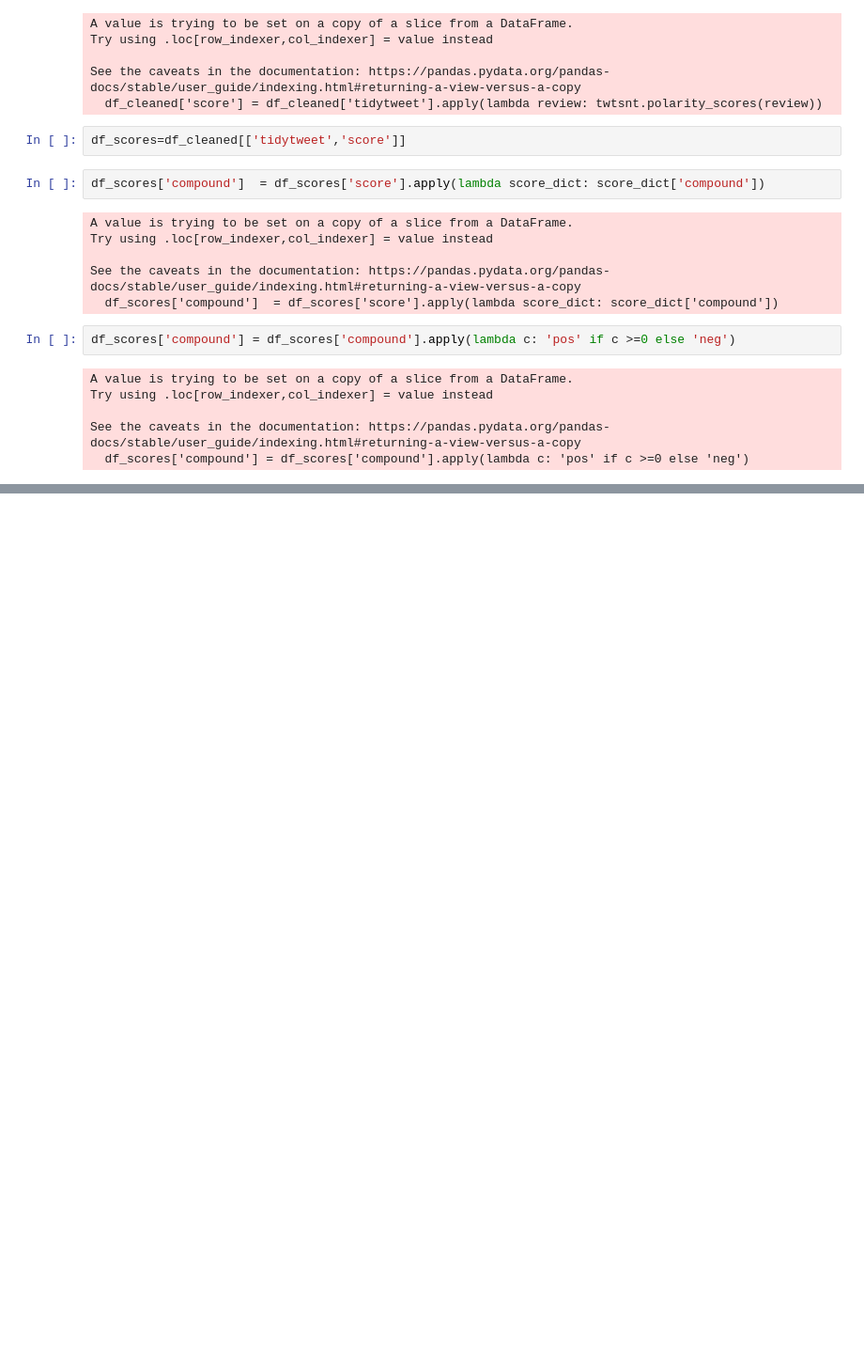
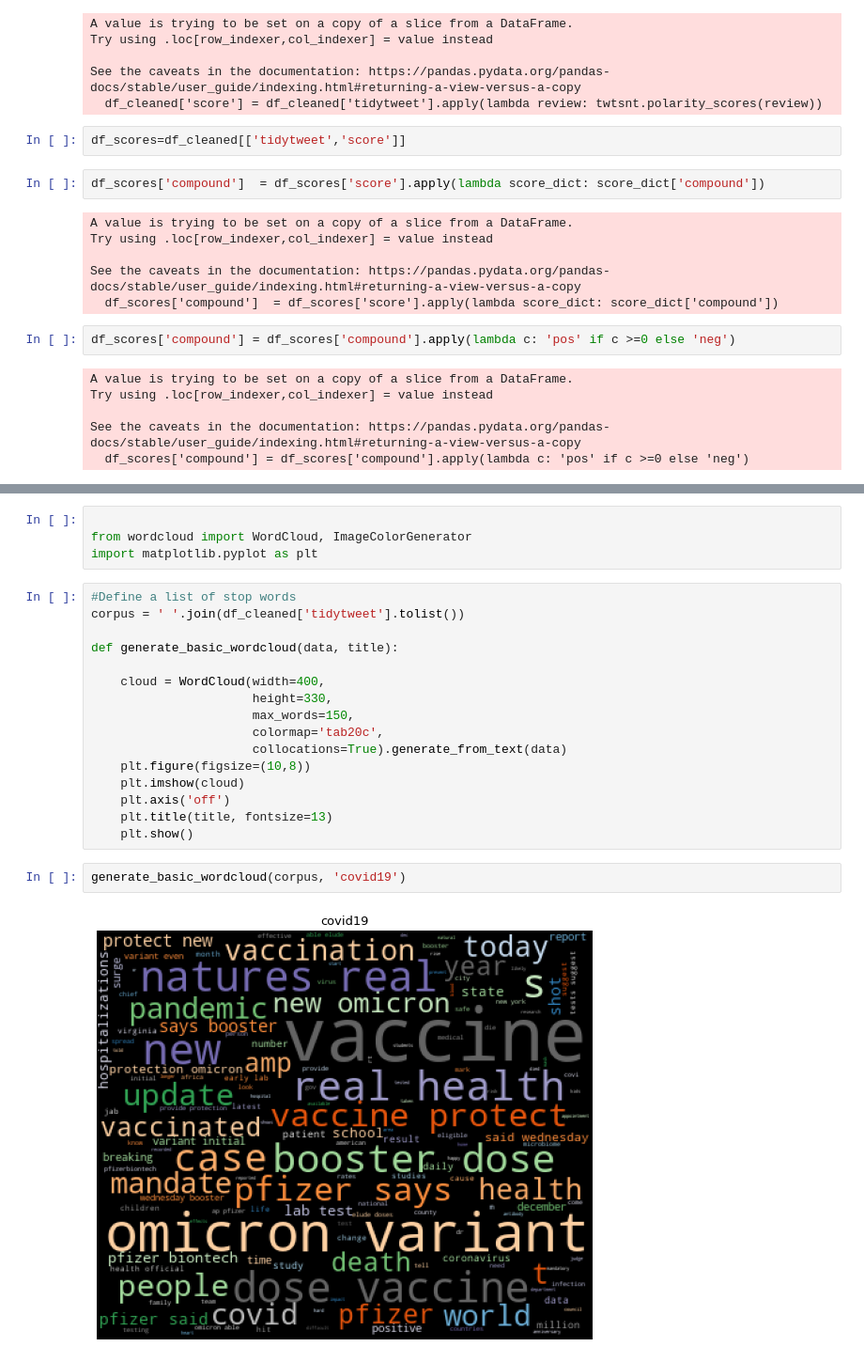
Before and after one commit to rajniyadavashish/Twitter-Sentiment-Analysis-and-File-Handling, a Jupyter notebook: Twitter_assignment.ipynb, the cells around one changed output, grey strips where cells are left out. Shown: that part at 94% size. Drawn from its saved outputs; the diff is of its cells as text; blank space fills up the shorter version.

```diff
--- a/Twitter_assignment.ipynb
+++ b/Twitter_assignment.ipynb
@@ -494,0 +529,24 @@ df_scores.head()
+# %%
+
+from wordcloud import WordCloud, ImageColorGenerator
+import matplotlib.pyplot as plt
+# %%
+#Define a list of stop words
+corpus = ' '.join(df_cleaned['tidytweet'].tolist())
+
+def generate_basic_wordcloud(data, title):
+
+    cloud = WordCloud(width=400,
+                      height=330,
+                      max_words=150,
+                      colormap='tab20c',
+                      collocations=True).generate_from_text(data)
+    plt.figure(figsize=(10,8))
+    plt.imshow(cloud)
+    plt.axis('off')
+    plt.title(title, fontsize=13)
+    plt.show()
+# %%
+generate_basic_wordcloud(corpus, 'covid19')
+# %% [output]
+[figure, added]
```
Also changed, not shown: parts of 22 cells of this notebook.
